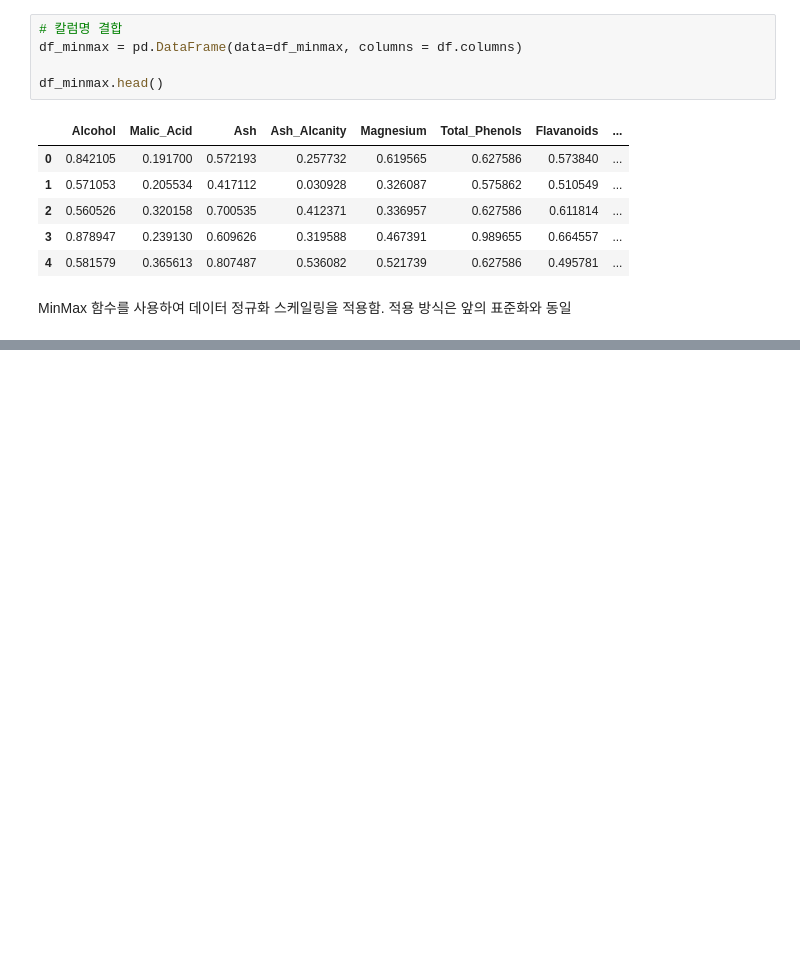
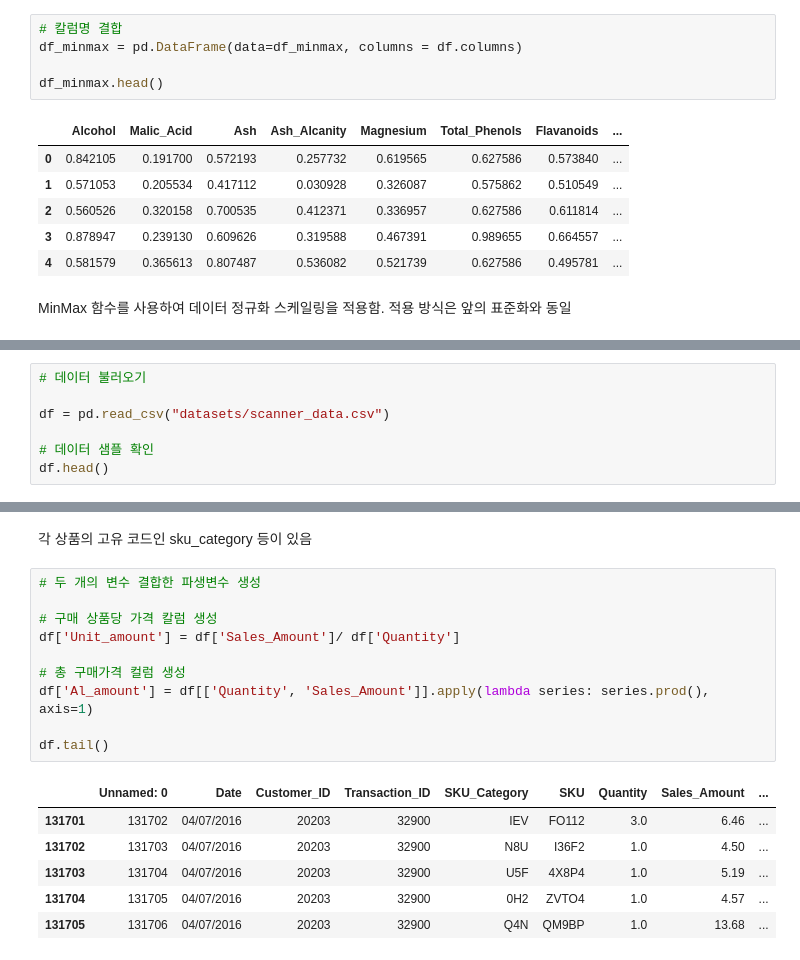
Before and after one commit to hyeming-king/data-anaylst-allthings, a Jupyter notebook: 11_데이터전처리.ipynb, the cells around one changed output, grey strips where cells are left out. Cells and saved outputs as stored; diff of their text form; blank space fills up the shorter version.

Commit message:
0607 #1 11.4 표준화, 11.5 파생변수 일부 진행

```diff
--- a/11_데이터전처리.ipynb
+++ b/11_데이터전처리.ipynb
@@ -849,0 +1005,7 @@ print(df_minmax.max()) # 최댓값
+# %%
+# 데이터 불러오기
+
+df = pd.read_csv("datasets/scanner_data.csv")
+
+# 데이터 샘플 확인
+df.head()
@@ -849,0 +1019,19 @@ print(df_minmax.max()) # 최댓값
+# %% [markdown]
+각 상품의 고유 코드인 sku_category 등이 있음
+# %%
+# 두 개의 변수 결합한 파생변수 생성
+
+# 구매 상품당 가격 칼럼 생성
+df['Unit_amount'] = df['Sales_Amount']/ df['Quantity']
+
+# 총 구매가격 컬럼 생성
+df['Al_amount'] = df[['Quantity', 'Sales_Amount']].apply(lambda series: series.prod(), axis=1)
+
+df.tail()
+# %% [output]
+|  | Unnamed: 0 | Date | Customer_ID | Transaction_ID | SKU_Category | SKU | Quantity | Sales_Amount | ... |
+| 131701 | 131702 | 04/07/2016 | 20203 | 32900 | IEV | FO112 | 3.0 | 6.46 | ... |
+| 131702 | 131703 | 04/07/2016 | 20203 | 32900 | N8U | I36F2 | 1.0 | 4.50 | ... |
+| 131703 | 131704 | 04/07/2016 | 20203 | 32900 | U5F | 4X8P4 | 1.0 | 5.19 | ... |
+| 131704 | 131705 | 04/07/2016 | 20203 | 32900 | 0H2 | ZVTO4 | 1.0 | 4.57 | ... |
+| 131705 | 131706 | 04/07/2016 | 20203 | 32900 | Q4N | QM9BP | 1.0 | 13.68 | ... |
```
Also changed, not shown: parts of 11 cells of this notebook, 1 other file.
